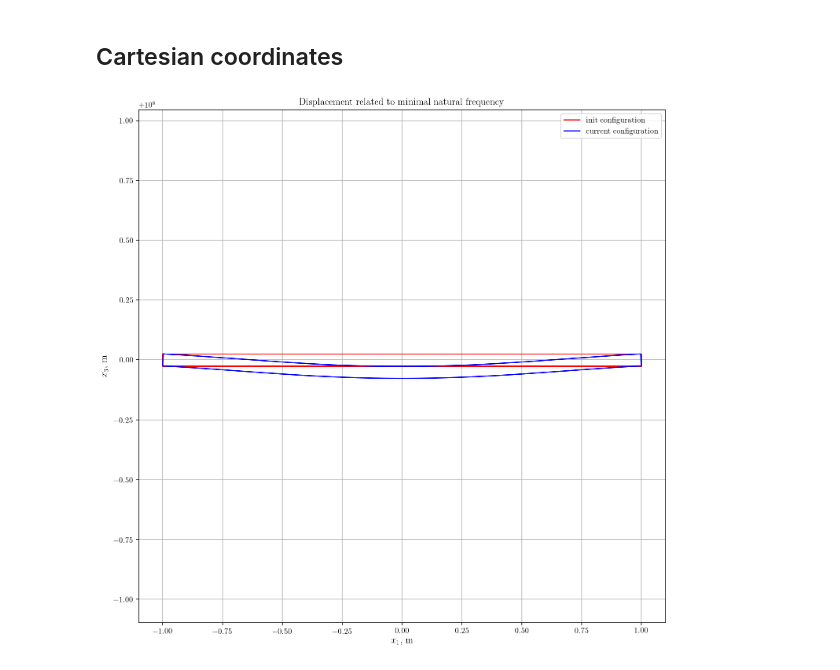
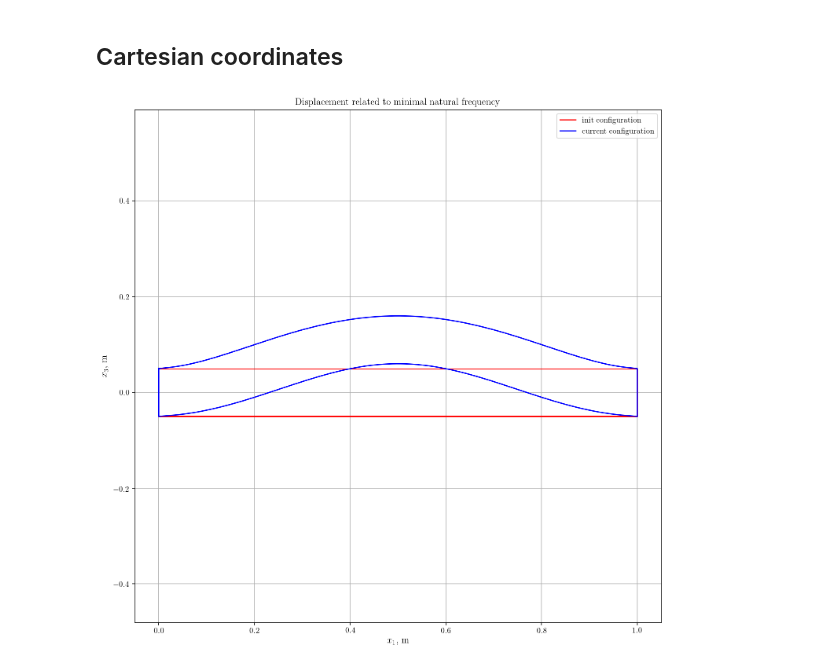
Before and after one commit to tarashor/vibrations, a Jupyter notebook: py/notebooks/LinearSolShellsSquareFEM.ipynb, the cells around one changed output. Cells and saved outputs as stored; diff of their text form; code cells hidden in the pictures.

```diff
--- a/py/notebooks/LinearSolShellsSquareFEM.ipynb
+++ b/py/notebooks/LinearSolShellsSquareFEM.ipynb
@@ -147,6 +159,6 @@ S_in
 [figure]
 # %%
 M=Matrix([[rho, 0, 0, 0, 0, 0, 0, 0, 0, 0, 0, 0], [0, 0, 0, 0, 0, 0, 0, 0, 0, 0, 0, 0], [0, 0, 0, 0, 0, 0, 0, 0, 0, 0, 0, 0], [0, 0, 0, 0, 0, 0, 0, 0, 0, 0, 0, 0], [0, 0, 0, 0, rho, 0, 0, 0, 0, 0, 0, 0], [0, 0, 0, 0, 0, 0, 0, 0, 0, 0, 0, 0], [0, 0, 0, 0, 0, 0, 0, 0, 0, 0, 0, 0], [0, 0, 0, 0, 0, 0, 0, 0, 0, 0, 0, 0], [0, 0, 0, 0, 0, 0, 0, 0, rho, 0, 0, 0], [0, 0, 0, 0, 0, 0, 0, 0, 0, 0, 0, 0], [0, 0, 0, 0, 0, 0, 0, 0, 0, 0, 0, 0], [0, 0, 0, 0, 0, 0, 0, 0, 0, 0, 0, 0]])
-M=L.T*M*L*A*(1+alpha3*K)
+M=L.T*M*L*A
 M
 # %% [output]
@@ -183,69 +195,64 @@ M[11,11] = 0
 import fem.geometry as g
 import fem.model as m
 import fem.material as mat
-import fem.shellsquared.shellsolver as s
-import fem.shellsquared.mesh1D as me
+import fem.mesh as me
 import plot
+
+import fem.shells1D.secondorder.shellsolver as s
+import fem.shells1D.secondorder.result1D as r
+
+
+def solve(geometry, thickness, material, N):
+    layers = m.Layer.generate_layers(thickness, [material])
+    model = m.Model(geometry, layers, m.Model.FIXED_BOTTOM_LEFT_RIGHT_POINTS)
+    mesh = me.Mesh.generate1D(geometry.width, layers, N, model.boundary_conditions)
+
+    lam, vec = s.solve(model, mesh, stiffness_matrix, mass_matrix)
+
+    results = r.Result.convert_to_results(lam, vec, mesh, geometry, thickness)
+
+    return results
+
 
 stiffness_matrix_func = lambdify([A, K, mu, la, h], S_in, "numpy")
 mass_matrix_func = lambdify([A, K, rho, h], M_in, "numpy")
 
 
-def stiffness_matrix(material, geometry, x1, x2, x3):
-    A,K = geometry.get_A_and_K(x1,x2,x3)
-    return stiffness_matrix_func(A, K, material.mu(), material.lam(), thickness)
+def stiffness_matrix(material, geometry, x1, h):
+    A,K = geometry.get_A_and_K(x1,0,0)
+    return stiffness_matrix_func(A, K, material.mu(), material.lam(), h)
 
-def mass_matrix(material, geometry, x1, x2, x3):
-    A,K = geometry.get_A_and_K(x1,x2,x3)
-    return mass_matrix_func(A, K, material.rho, thickness)
+def mass_matrix(material, geometry, x1, h):
+    A,K = geometry.get_A_and_K(x1,0,0)
+    return mass_matrix_func(A, K, material.rho, h)
 
 
+E3f = 1
+material = mat.IsotropicMaterial(40000000000,0.3,2000)
+material.C[2,2] *= E3f
 
-def generate_layers(thickness, layers_count, material):
-    layer_top = thickness / 2
-    layer_thickness = thickness / layers_count
-    layers = set()
-    for i in range(layers_count):
-        layer = m.Layer(layer_top - layer_thickness, layer_top, material, i)
-        layers.add(layer)
-        layer_top -= layer_thickness
-    return layers
-
-
-def solve(geometry, thickness, linear, N_width):
-    layers_count = 1
-    layers = generate_layers(thickness, layers_count, mat.IsotropicMaterial.steel())
-    model = m.Model(geometry, layers, m.Model.FIXED_BOTTOM_LEFT_RIGHT_POINTS)
-    mesh = me.Mesh1D.generate(width, layers, N_width, m.Model.FIXED_BOTTOM_LEFT_RIGHT_POINTS)
-    lam, vec = s.solve(model, mesh, stiffness_matrix, mass_matrix)
-
-    return lam, vec, mesh, geometry
-
-
-
-width = 2
-curvature = 0.00000001
-thickness = 0.05
+width = 1
+curvature = 0
+thickness = 0.1
 
 corrugation_amplitude = 0
-corrugation_frequency = 0
+corrugation_frequency = 20
 
 geometry = g.General(width, curvature, corrugation_amplitude, corrugation_frequency)
 
 N_width = 100
 
-lam, vec, mesh, geometry = solve(geometry, thickness, False, N_width)
-
-results = s.convert_to_results(lam, vec, mesh, geometry, thickness)
+results = solve(geometry, thickness, material, N_width)
 
 results_index = 0
 
 plot.plot_init_and_deformed_geometry_in_cartesian(results[results_index], 0, width, -thickness / 2, thickness / 2, 0, geometry.to_cartesian_coordinates)
+
 to_print = 20
 if (len(results) < to_print):
     to_print = len(results)
 
 for i in range(to_print):
-    print(results[i].rad_per_sec_to_Hz(results[i].freq))
+    print(results[i].freqHz())
 # %% [output]
-[figure, old version]
+[figure, new version]
```
Also changed, not shown: parts of 7 cells of this notebook, 9 other files.
